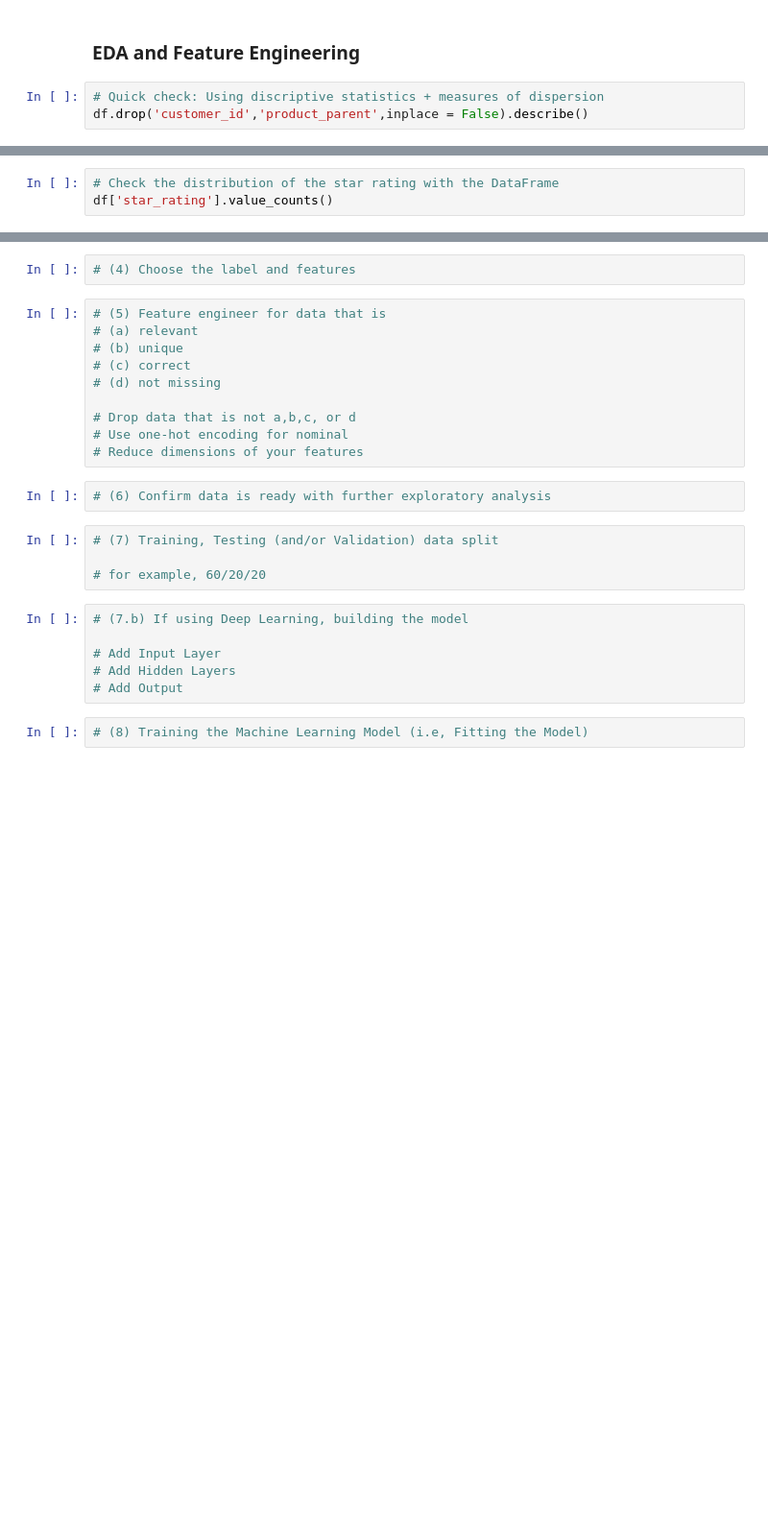
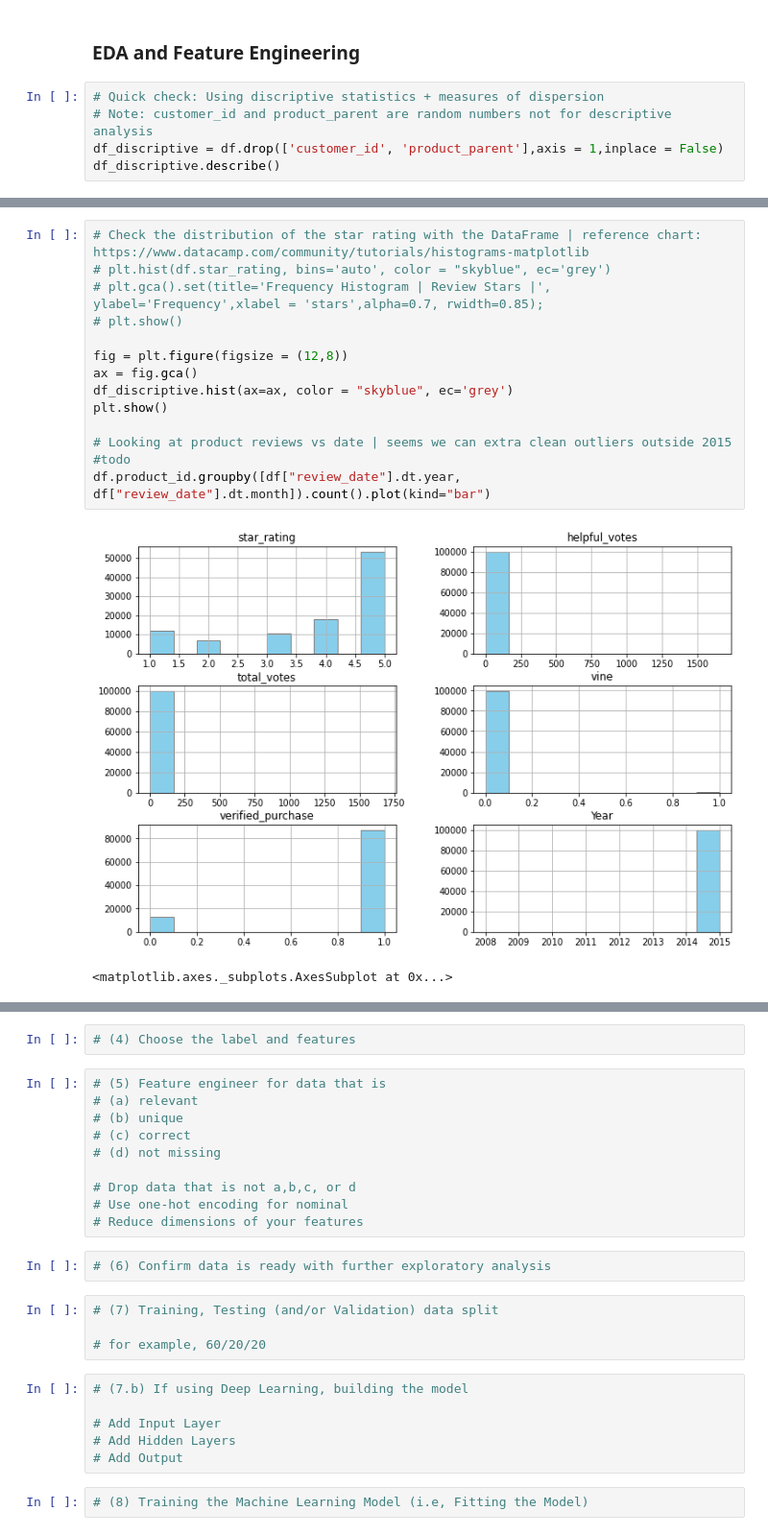
Before and after one commit to BhavyaBibi/-datawhisperers_final-project_dsml2021, a Jupyter notebook: datawhisperers_sentiment_analysis_amazon_apparel_reviews.ipynb, the cells around one changed output, grey strips where cells are left out. Shown at 96% size. Cells and saved outputs as stored; diff of their text form; blank space fills up the shorter version.

```diff
--- a/datawhisperers_sentiment_analysis_amazon_apparel_reviews.ipynb
+++ b/datawhisperers_sentiment_analysis_amazon_apparel_reviews.ipynb
@@ -278,4 +248,6 @@ Name: review_body, Length: 99947, dtype: object
 ### EDA and Feature Engineering
 # %%
 # Quick check: Using discriptive statistics + measures of dispersion
-df.drop('customer_id','product_parent',inplace = False).describe()
+# Note: customer_id and product_parent are random numbers not for descriptive analysis
+df_discriptive = df.drop(['customer_id', 'product_parent'],axis = 1,inplace = False)
+df_discriptive.describe()
@@ -282,3 +264,16 @@ df.drop('customer_id','product_parent',inplace = False).describe()
-# %%
-# Check the distribution of the star rating with the DataFrame
-df['star_rating'].value_counts()
+# %%
+# Check the distribution of the star rating with the DataFrame | reference chart: https://www.datacamp.com/community/tutorials/histograms-matplotlib
+# plt.hist(df.star_rating, bins='auto', color = "skyblue", ec='grey')
+# plt.gca().set(title='Frequency Histogram | Review Stars |', ylabel='Frequency',xlabel = 'stars',alpha=0.7, rwidth=0.85);
+# plt.show()
+
+fig = plt.figure(figsize = (12,8))
+ax = fig.gca()
+df_discriptive.hist(ax=ax, color = "skyblue", ec='grey')
+plt.show()
+
+# Looking at product reviews vs date | seems we can extra clean outliers outside 2015 #todo
+df.product_id.groupby([df["review_date"].dt.year, df["review_date"].dt.month]).count().plot(kind="bar")
+# %% [output]
+[figure, added]
+<matplotlib.axes._subplots.AxesSubplot at 0x...>
```
Also changed, not shown: parts of 12 cells of this notebook.
